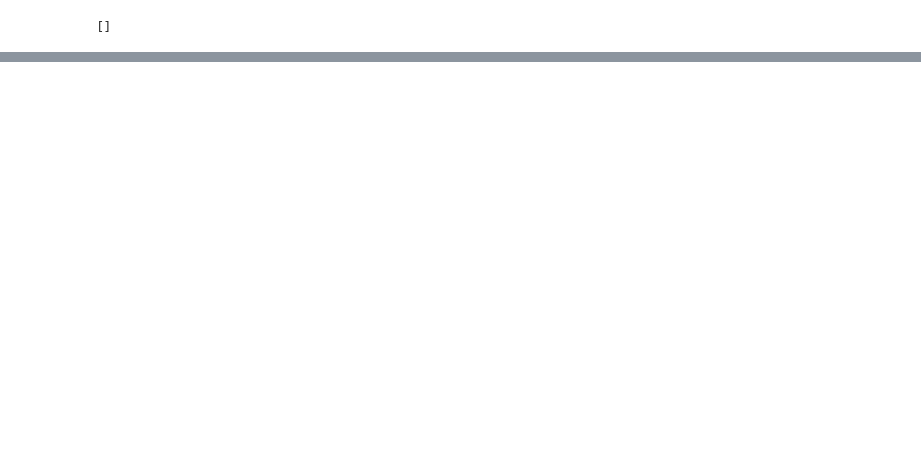
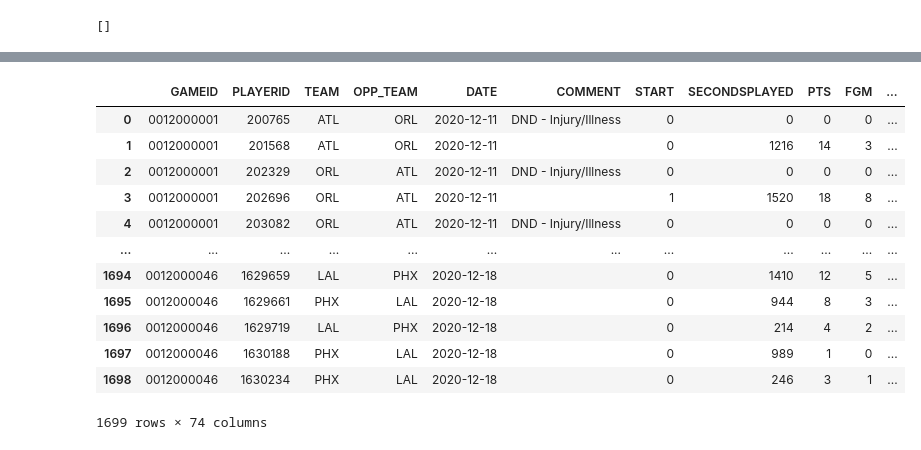
Before and after one commit to bshim1108/pyNBA, a Jupyter notebook: pyNBA/Research/Playground.ipynb, the cells around one changed output, grey strips where cells are left out. Saved outputs shown, nothing was run; the diff lists cells and outputs as text; code cells hidden in the pictures; blank space fills up the shorter version.

```diff
--- a/pyNBA/Research/Playground.ipynb
+++ b/pyNBA/Research/Playground.ipynb
@@ -180,0 +271,4 @@ print(roster_data.loc[roster_data['NAME'].str.contains('Harrell')])
+# %%
+query_data = QueryData(update=False)
+boxscores = query_data.query_boxscore_data()
+boxscores = boxscores.loc[boxscores['SEASON'] == '2020-21']
@@ -180,0 +501,28 @@ print(roster_data.loc[roster_data['NAME'].str.contains('Harrell')])
+# %%
+boxscores = boxscores.merge(q_boxscores, on=['GAMEID', 'PLAYERID'], how='left')
+boxscores[q_boxscores.columns] = boxscores[q_boxscores.columns].fillna(0)
+boxscores['SP(REG)'] = boxscores['SP(Q1)'] + boxscores['SP(Q2)'] + boxscores['SP(Q3)'] + boxscores['SP(Q4)']
+boxscores['MP(REG)'] = boxscores['SP(REG)']/60
+boxscores['MP(Q4)'] = boxscores['SP(Q4)']/60
+# %%
+boxscores = feature_creation.expanding_mean(
+    df=boxscores, group_col_names=['SEASON', 'TEAM', 'PLAYERID', 'START'], col_name='MP(REG)',
+    new_col_name='AVG_MP(REG)_R'
+)
+# %%
+boxscores[['MP(Q4)', 'AVG_MP(REG)_R']] = boxscores[['MP(Q4)', 'AVG_MP(REG)_R']].fillna(0)
+display(boxscores)
+# %% [output]
+|  | GAMEID | PLAYERID | TEAM | OPP_TEAM | DATE | COMMENT | START | SECONDSPLAYED | PTS | FGM | ... |
+| 0 | 0012000001 | 200765 | ATL | ORL | 2020-12-11 | DND - Injury/Illness | 0 | 0 | 0 | 0 | ... |
+| 1 | 0012000001 | 201568 | ATL | ORL | 2020-12-11 |  | 0 | 1216 | 14 | 3 | ... |
+| 2 | 0012000001 | 202329 | ORL | ATL | 2020-12-11 | DND - Injury/Illness | 0 | 0 | 0 | 0 | ... |
+| 3 | 0012000001 | 202696 | ORL | ATL | 2020-12-11 |  | 1 | 1520 | 18 | 8 | ... |
+| 4 | 0012000001 | 203082 | ORL | ATL | 2020-12-11 | DND - Injury/Illness | 0 | 0 | 0 | 0 | ... |
+| ... | ... | ... | ... | ... | ... | ... | ... | ... | ... | ... | ... |
+| 1694 | 0012000046 | 1629659 | LAL | PHX | 2020-12-18 |  | 0 | 1410 | 12 | 5 | ... |
+| 1695 | 0012000046 | 1629661 | PHX | LAL | 2020-12-18 |  | 0 | 944 | 8 | 3 | ... |
+| 1696 | 0012000046 | 1629719 | LAL | PHX | 2020-12-18 |  | 0 | 214 | 4 | 2 | ... |
+| 1697 | 0012000046 | 1630188 | PHX | LAL | 2020-12-18 |  | 0 | 989 | 1 | 0 | ... |
+| 1698 | 0012000046 | 1630234 | PHX | LAL | 2020-12-18 |  | 0 | 246 | 3 | 1 | ... |
+1699 rows × 74 columns
```
Also changed, not shown: parts of 23 cells of this notebook, 49 other files.
